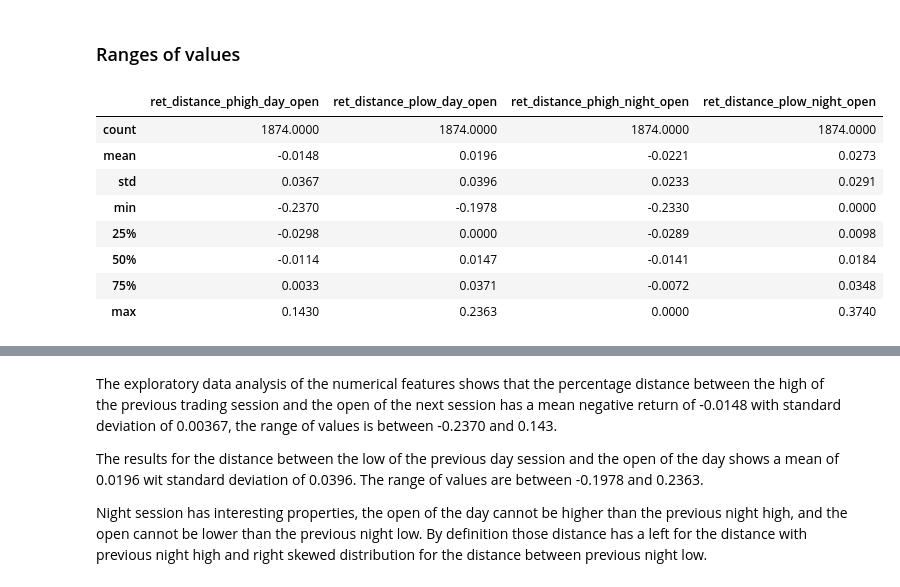
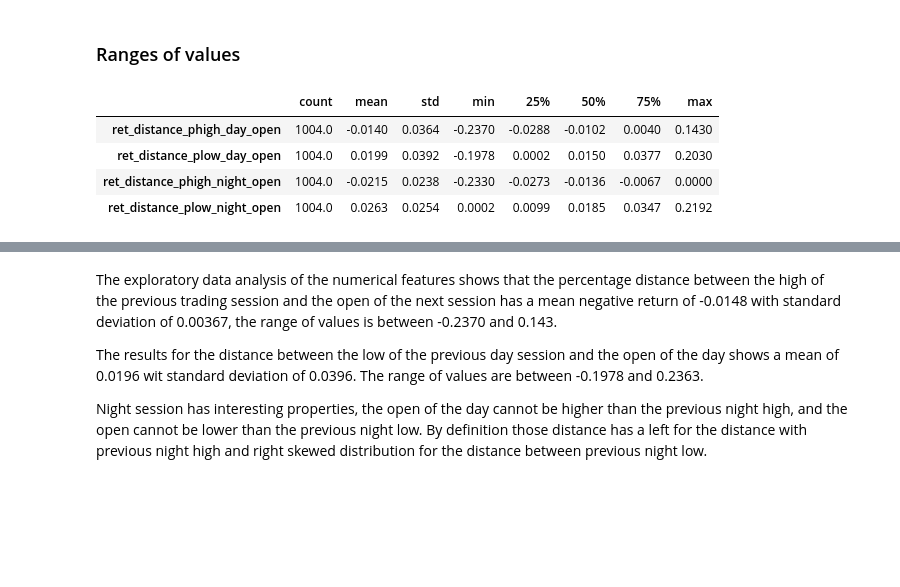
Before and after one commit to sotoblanco/ML-Zoomcamp, a Jupyter notebook: 08-MidtermProject/notebook.ipynb, the cells around one changed output, grey strips where cells are left out. Cells and saved outputs as stored; diff of their text form; code cells hidden in the pictures; blank space fills up the shorter version.

```diff
--- a/08-MidtermProject/notebook.ipynb
+++ b/08-MidtermProject/notebook.ipynb
@@ -14,5 +26,5 @@ df.head()
 # %% [markdown]
 Since we treat every row as an independent event we reset the index
 # %%
-df.reset_index(inplace=True, drop=True)
+df_train.reset_index(inplace=True, drop=True)
 # %%
@@ -59,14 +71,10 @@ numerical = ["ret_distance_phigh_day_open", "ret_distance_plow_day_open",
 # %% [markdown]
 ### Ranges of values
 # %%
-df[numerical].describe().round(4)
+df_train[numerical].describe().round(4).T
 # %% [output]
-|  | ret_distance_phigh_day_open | ret_distance_plow_day_open | ret_distance_phigh_night_open | ret_distance_plow_night_open |
-| count | 1874.0000 | 1874.0000 | 1874.0000 | 1874.0000 |
-| mean | -0.0148 | 0.0196 | -0.0221 | 0.0273 |
-| std | 0.0367 | 0.0396 | 0.0233 | 0.0291 |
-| min | -0.2370 | -0.1978 | -0.2330 | 0.0000 |
-| 25% | -0.0298 | 0.0000 | -0.0289 | 0.0098 |
-| 50% | -0.0114 | 0.0147 | -0.0141 | 0.0184 |
-| 75% | 0.0033 | 0.0371 | -0.0072 | 0.0348 |
-| max | 0.1430 | 0.2363 | 0.0000 | 0.3740 |
+|  | count | mean | std | min | 25% | 50% | 75% | max |
+| ret_distance_phigh_day_open | 1004.0 | -0.0140 | 0.0364 | -0.2370 | -0.0288 | -0.0102 | 0.0040 | 0.1430 |
+| ret_distance_plow_day_open | 1004.0 | 0.0199 | 0.0392 | -0.1978 | 0.0002 | 0.0150 | 0.0377 | 0.2030 |
+| ret_distance_phigh_night_open | 1004.0 | -0.0215 | 0.0238 | -0.2330 | -0.0273 | -0.0136 | -0.0067 | 0.0000 |
+| ret_distance_plow_night_open | 1004.0 | 0.0263 | 0.0254 | 0.0002 | 0.0099 | 0.0185 | 0.0347 | 0.2192 |
```
Also changed, not shown: parts of 69 cells of this notebook, 13 other files.
